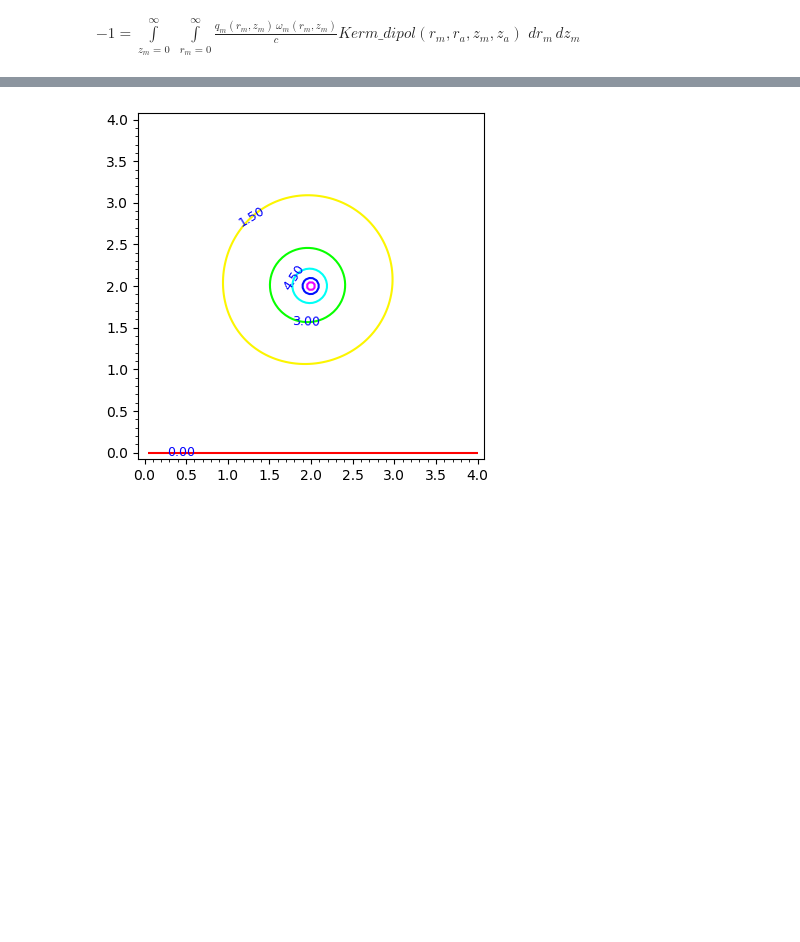
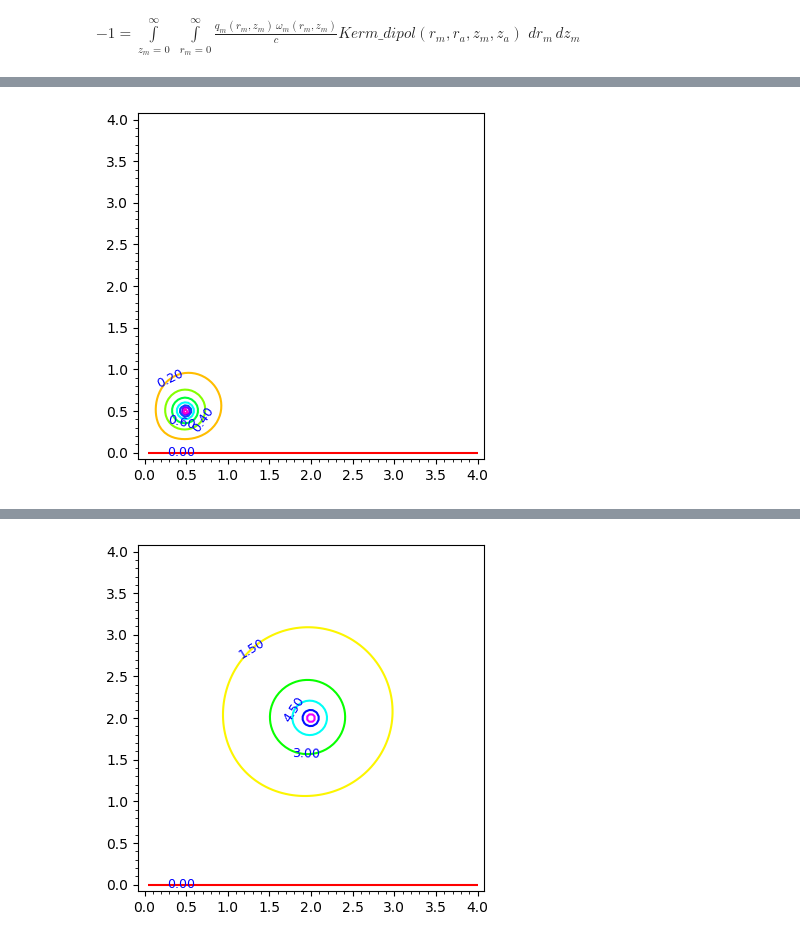
Before and after one commit to daju1/articles, a Jupyter notebook: electrostatic_vector_potential/Vector_potential_of_a_precessing_magnetic_dipole.ipynb, the cells around one changed output, grey strips where cells are left out. Drawn from its saved outputs; the diff is of its cells as text; code cells hidden in the pictures; blank space fills up the shorter version.

Commit message:
Vector_potential_of_a_precessing_magnetic_dipole

```diff
--- a/electrostatic_vector_potential/Vector_potential_of_a_precessing_magnetic_dipole.ipynb
+++ b/electrostatic_vector_potential/Vector_potential_of_a_precessing_magnetic_dipole.ipynb
@@ -403,3 +403,7 @@ Kerm_dipol = lambda rm, ra, zm, za : \
 disp(Kerm_dipol(r_m, r_a, z_m, z_a))
 # %% [output]
 $\displaystyle {\left(\frac{r_{m} \sqrt{\frac{r_{a}^{2}}{r_{m}^{2}} + \frac{2 \, r_{a}}{r_{m}} + \frac{{\left(z_{a} + z_{m}\right)}^{2}}{r_{m}^{2}} + 1} E\left(\frac{4 \, r_{a}}{r_{m} {\left(\frac{r_{a}^{2}}{r_{m}^{2}} + \frac{2 \, r_{a}}{r_{m}} + \frac{{\left(z_{a} + z_{m}\right)}^{2}}{r_{m}^{2}} + 1\right)}}\right)}{r_{a}} - \frac{r_{m} {\left(\frac{r_{a}^{2}}{r_{m}^{2}} + \frac{{\left(z_{a} + z_{m}\right)}^{2}}{r_{m}^{2}} + 1\right)} K\left(\frac{4 \, r_{a}}{r_{m} {\left(\frac{r_{a}^{2}}{r_{m}^{2}} + \frac{2 \, r_{a}}{r_{m}} + \frac{{\left(z_{a} + z_{m}\right)}^{2}}{r_{m}^{2}} + 1\right)}}\right)}{r_{a} \sqrt{\frac{r_{a}^{2}}{r_{m}^{2}} + \frac{2 \, r_{a}}{r_{m}} + \frac{{\left(z_{a} + z_{m}\right)}^{2}}{r_{m}^{2}} + 1}}\right)} r_{m} - {\left(\frac{r_{m} \sqrt{\frac{r_{a}^{2}}{r_{m}^{2}} + \frac{2 \, r_{a}}{r_{m}} + \frac{{\left(z_{a} - z_{m}\right)}^{2}}{r_{m}^{2}} + 1} E\left(\frac{4 \, r_{a}}{r_{m} {\left(\frac{r_{a}^{2}}{r_{m}^{2}} + \frac{2 \, r_{a}}{r_{m}} + \frac{{\left(z_{a} - z_{m}\right)}^{2}}{r_{m}^{2}} + 1\right)}}\right)}{r_{a}} - \frac{r_{m} {\left(\frac{r_{a}^{2}}{r_{m}^{2}} + \frac{{\left(z_{a} - z_{m}\right)}^{2}}{r_{m}^{2}} + 1\right)} K\left(\frac{4 \, r_{a}}{r_{m} {\left(\frac{r_{a}^{2}}{r_{m}^{2}} + \frac{2 \, r_{a}}{r_{m}} + \frac{{\left(z_{a} - z_{m}\right)}^{2}}{r_{m}^{2}} + 1\right)}}\right)}{r_{a} \sqrt{\frac{r_{a}^{2}}{r_{m}^{2}} + \frac{2 \, r_{a}}{r_{m}} + \frac{{\left(z_{a} - z_{m}\right)}^{2}}{r_{m}^{2}} + 1}}\right)} r_{m}$
+# %%
+contour_plot(Kerm_dipol(rm = 0.5, ra=r_a, zm = 0.5, za=z_a), (r_a,0,4), (z_a,0,4), fill=False, cmap='hsv', labels=True)
+# %% [output]
+[figure, added]
```
Also changed, not shown: parts of 6 cells of this notebook.
